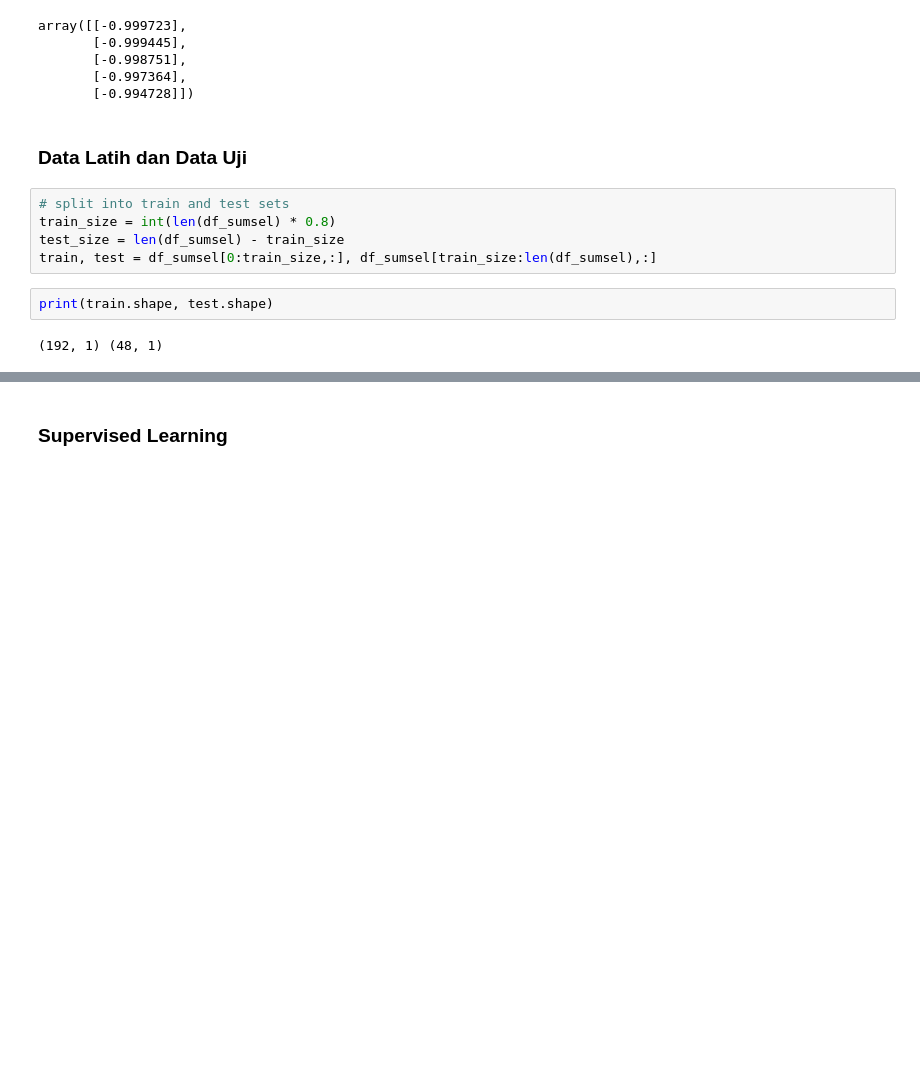
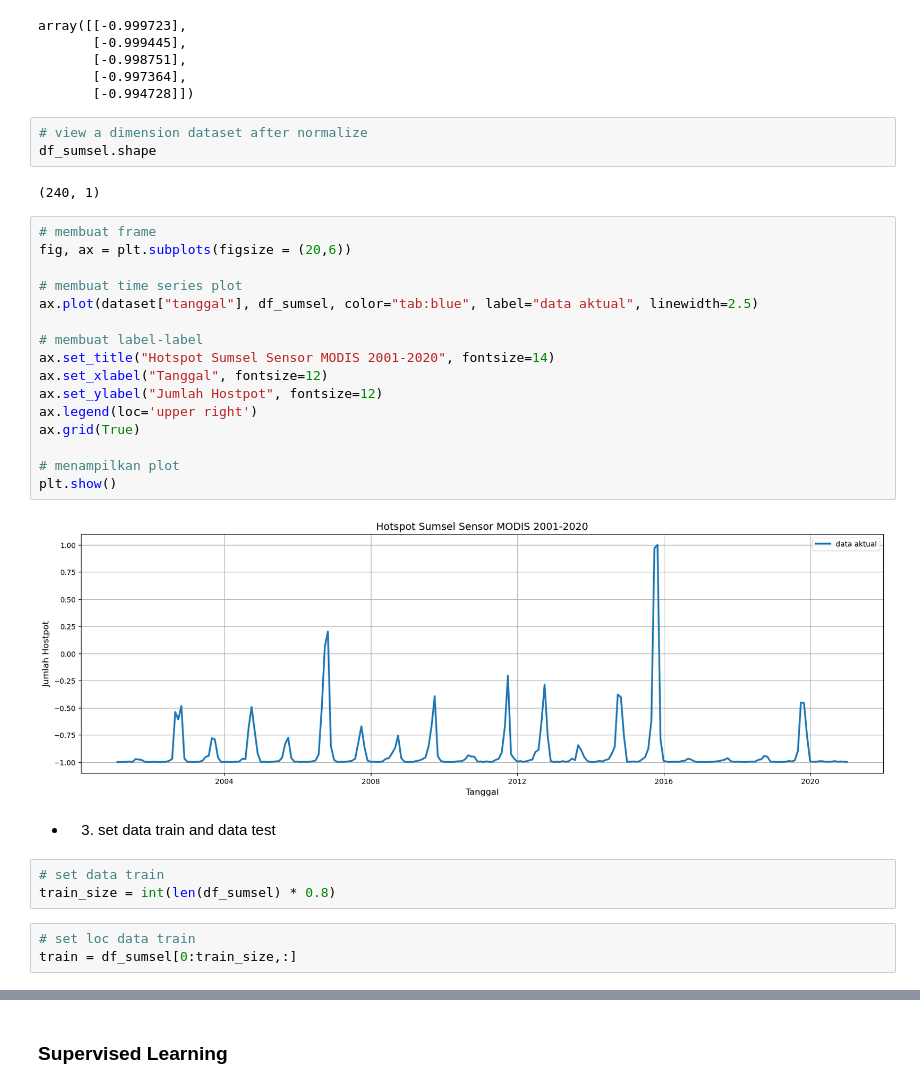
Before and after one commit to kusin/tensorflow-hotspot-v1, a Jupyter notebook: lstm-rnn-percobaan1.ipynb, the cells around one changed output, grey strips where cells are left out. Saved outputs shown, nothing was run; the diff lists cells and outputs as text; blank space fills up the shorter version.

```diff
--- a/lstm-rnn-percobaan1.ipynb
+++ b/lstm-rnn-percobaan1.ipynb
@@ -183,14 +196,34 @@ array([[-0.999723],
        [-0.998751],
        [-0.997364],
        [-0.994728]])
-# %% [markdown]
-### Data Latih dan Data Uji
-# %%
-# split into train and test sets
-train_size = int(len(df_sumsel) * 0.8)
-test_size = len(df_sumsel) - train_size
-train, test = df_sumsel[0:train_size,:], df_sumsel[train_size:len(df_sumsel),:]
-# %%
-print(train.shape, test.shape)
-# %% [output]
-(192, 1) (48, 1)
+# %%
+# view a dimension dataset after normalize
+df_sumsel.shape
+# %% [output]
+(240, 1)
+# %%
+# membuat frame
+fig, ax = plt.subplots(figsize = (20,6))
+
+# membuat time series plot
+ax.plot(dataset["tanggal"], df_sumsel, color="tab:blue", label="data aktual", linewidth=2.5)
+
+# membuat label-label
+ax.set_title("Hotspot Sumsel Sensor MODIS 2001-2020", fontsize=14)
+ax.set_xlabel("Tanggal", fontsize=12)
+ax.set_ylabel("Jumlah Hostpot", fontsize=12)
+ax.legend(loc='upper right')
+ax.grid(True)
+
+# menampilkan plot
+plt.show()
+# %% [output]
+[figure, added]
+# %% [markdown]
+- 3. set data train and data test
+# %%
+# set data train
+train_size = int(len(df_sumsel) * 0.8)
+# %%
+# set loc data train
+train = df_sumsel[0:train_size,:]
```
Also changed, not shown: parts of 44 cells of this notebook.
